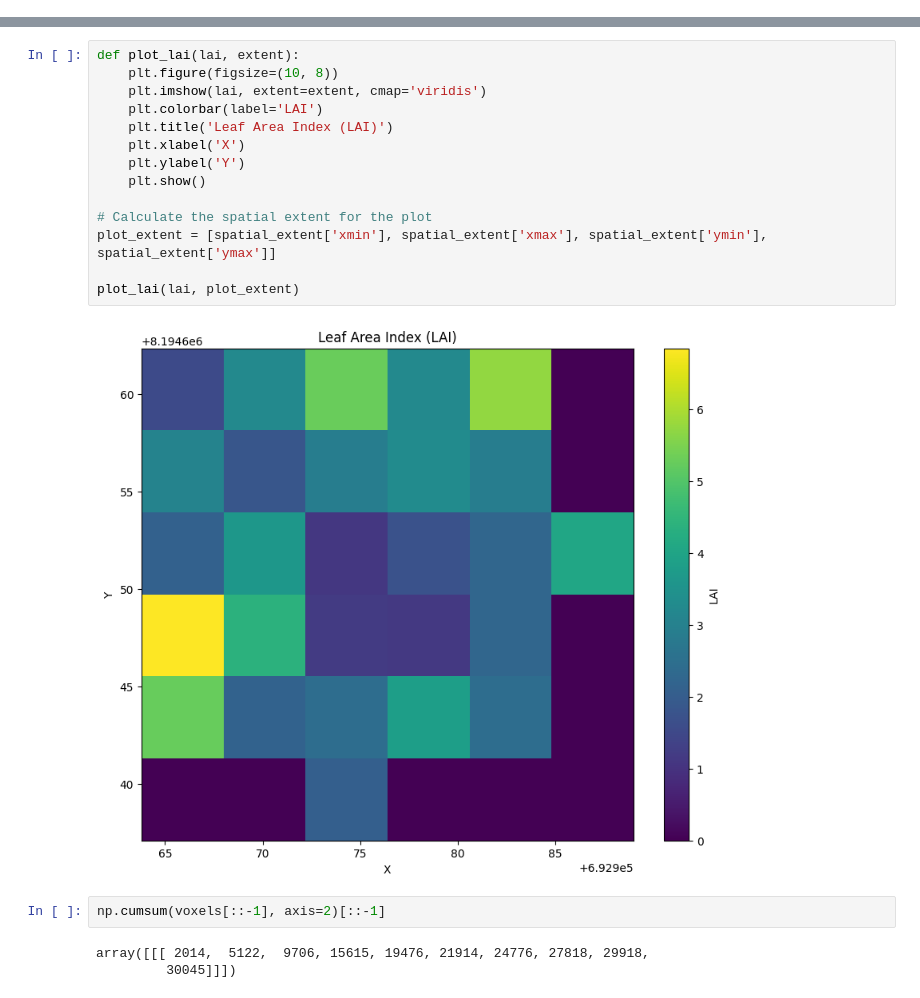
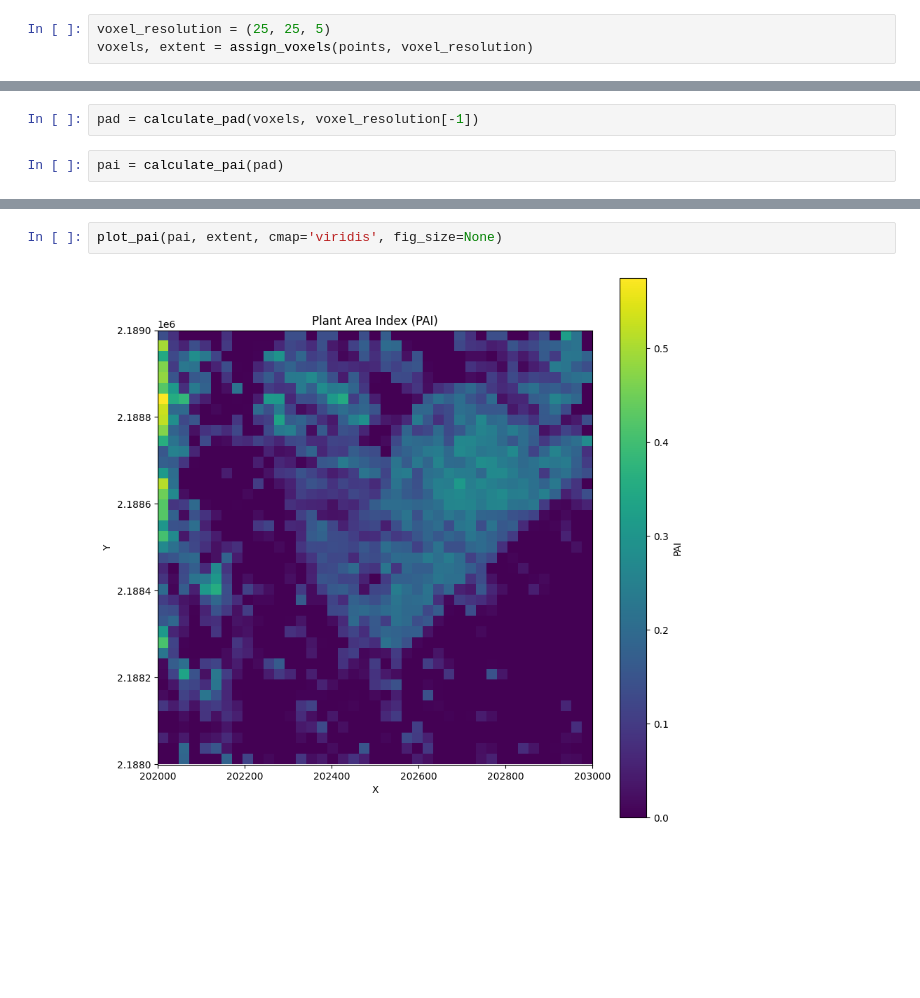
Before and after one commit to iosefa/PyForestScan, a Jupyter notebook: notebooks/demo.ipynb, the cells around one changed output, grey strips where cells are left out. Saved outputs shown, nothing was run; the diff lists cells and outputs as text; blank space fills up the shorter version.

```diff
--- a/notebooks/demo.ipynb
+++ b/notebooks/demo.ipynb
@@ -12,0 +32,3 @@ points = filter_hag(arrays)
+# %%
+voxel_resolution = (25, 25, 5)
+voxels, extent = assign_voxels(points, voxel_resolution)
@@ -12,0 +37,4 @@ points = filter_hag(arrays)
+# %%
+pad = calculate_pad(voxels, voxel_resolution[-1])
+# %%
+pai = calculate_pai(pad)
@@ -109,21 +57,4 @@ create_geotiff(lai, 'lai_5.tif', 'EPSG:32738', spatial_extent)
-# %%
-def plot_lai(lai, extent):
-    plt.figure(figsize=(10, 8))
-    plt.imshow(lai, extent=extent, cmap='viridis')
-    plt.colorbar(label='LAI')
-    plt.title('Leaf Area Index (LAI)')
-    plt.xlabel('X')
-    plt.ylabel('Y')
-    plt.show()
-
-# Calculate the spatial extent for the plot
-plot_extent = [spatial_extent['xmin'], spatial_extent['xmax'], spatial_extent['ymin'], spatial_extent['ymax']]
-
-plot_lai(lai, plot_extent)
-# %% [output]
-[figure, removed]
-# %%
-np.cumsum(voxels[::-1], axis=2)[::-1]
-# %% [output]
-array([[[ 2014,  5122,  9706, 15615, 19476, 21914, 24776, 27818, 29918,
-         30045]]])
+# %%
+plot_pai(pai, extent, cmap='viridis', fig_size=None)
+# %% [output]
+[figure, added]
```
Also changed, not shown: parts of 33 cells of this notebook, 5 other files.
